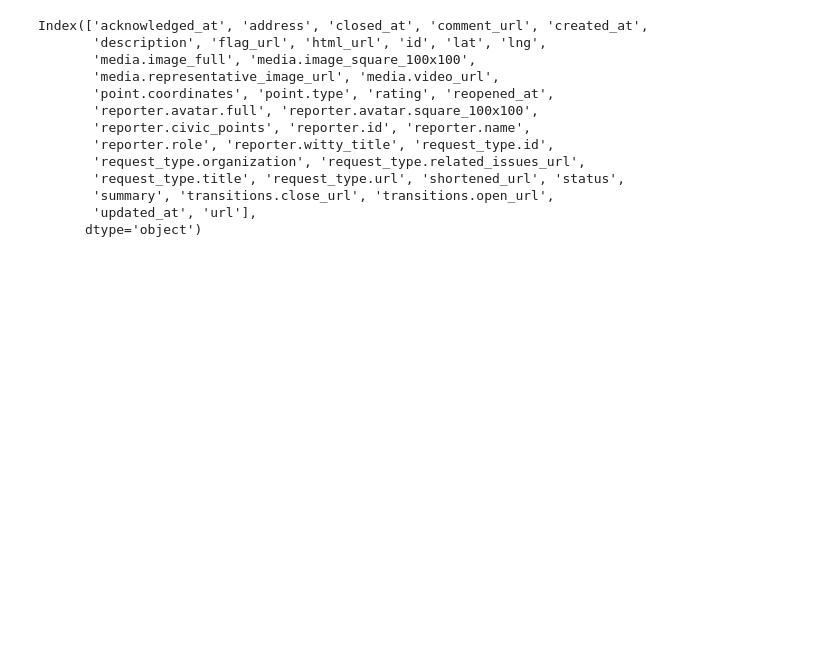
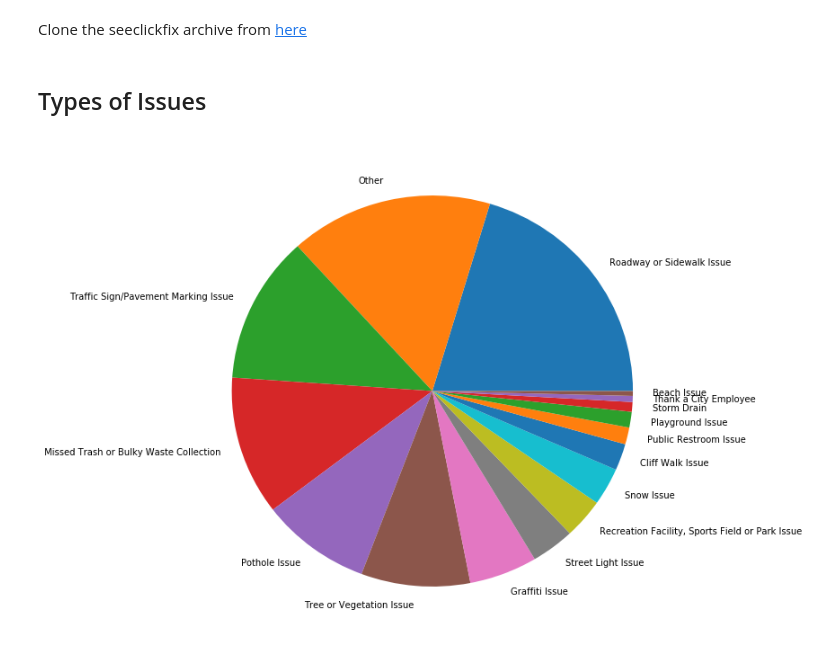
Before and after one commit to NewportDataProject/seeclickfix-analysis, a Jupyter notebook: scf-analysis.ipynb, the cells around one changed output. Drawn from its saved outputs; the diff is of its cells as text; code cells hidden in the pictures; blank space fills up the shorter version.

Commit message:
clean up analysis, add some plots

```diff
--- a/scf-analysis.ipynb
+++ b/scf-analysis.ipynb
@@ -7,16 +7,17 @@ issues = pd.read_json("20170903_newport_issues_archive.json", orient="records")
-# %%
-issues.columns
-# %% [output]
-Index(['acknowledged_at', 'address', 'closed_at', 'comment_url', 'created_at',
-       'description', 'flag_url', 'html_url', 'id', 'lat', 'lng',
-       'media.image_full', 'media.image_square_100x100',
-       'media.representative_image_url', 'media.video_url',
-       'point.coordinates', 'point.type', 'rating', 'reopened_at',
-       'reporter.avatar.full', 'reporter.avatar.square_100x100',
-       'reporter.civic_points', 'reporter.id', 'reporter.name',
-       'reporter.role', 'reporter.witty_title', 'request_type.id',
-       'request_type.organization', 'request_type.related_issues_url',
-       'request_type.title', 'request_type.url', 'shortened_url', 'status',
-       'summary', 'transitions.close_url', 'transitions.open_url',
-       'updated_at', 'url'],
-      dtype='object')
+# %% [markdown]
+Clone the seeclickfix archive from [here](https://github.com/NewportDataPortal/seeclickfix-archive)
+# %%
+datafile = '../../Datasets/seeclickfix-archive/newport_2_issues_archive.json'
+issues = pd.read_json(datafile, orient="records")
+# %% [markdown]
+## Types of Issues
+# %%
+# pie chart of issue types
+pie_data = issues['request_type.title'].value_counts()
+total = pie_data.sum()
+labels = list(pie_data.index)
+fig1, ax1 = plt.subplots(figsize=[10,10])
+ax1.pie(pie_data.values,labels=labels)
+plt.show()
+# %% [output]
+[figure, added]
```
Also changed, not shown: parts of 17 cells of this notebook.
